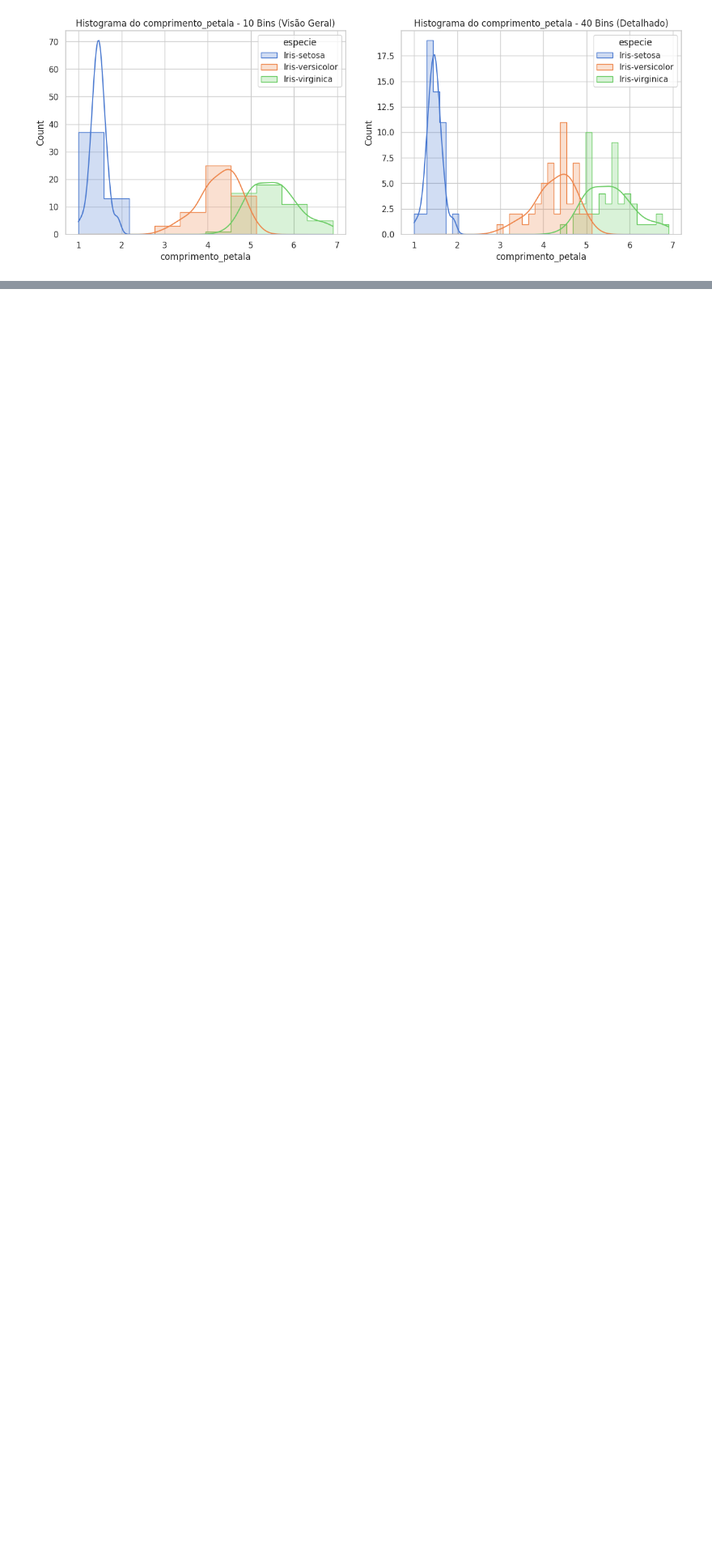
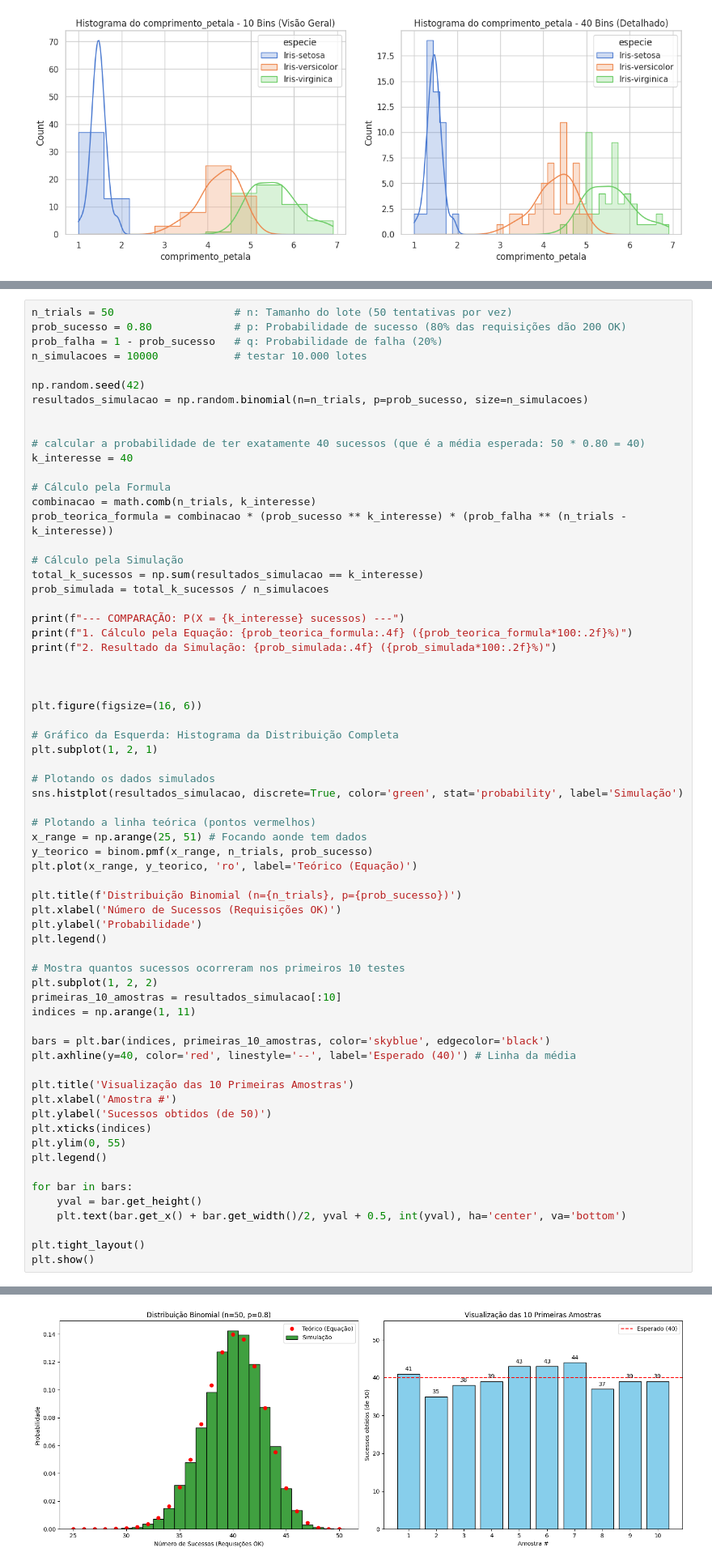
Before and after one commit to lima-12/estatistica-llm, a Jupyter notebook: estatistisca_llm.ipynb, the cells around one changed output, grey strips where cells are left out. Shown at 81% size. Cells and saved outputs as stored; diff of their text form; blank space fills up the shorter version.

```diff
--- a/estatistisca_llm.ipynb
+++ b/estatistisca_llm.ipynb
@@ -66,0 +178,67 @@ Com 40 Bins (Detalhamento): Para um dataset pequeno de apenas 150 amostras, o us
+# %%
+n_trials = 50                   # n: Tamanho do lote (50 tentativas por vez)
+prob_sucesso = 0.80             # p: Probabilidade de sucesso (80% das requisições dão 200 OK)
+prob_falha = 1 - prob_sucesso   # q: Probabilidade de falha (20%)
+n_simulacoes = 10000            # testar 10.000 lotes
+
+np.random.seed(42)
+resultados_simulacao = np.random.binomial(n=n_trials, p=prob_sucesso, size=n_simulacoes)
+
+
+# calcular a probabilidade de ter exatamente 40 sucessos (que é a média esperada: 50 * 0.80 = 40)
+k_interesse = 40
+
+# Cálculo pela Formula
+combinacao = math.comb(n_trials, k_interesse)
+prob_teorica_formula = combinacao * (prob_sucesso ** k_interesse) * (prob_falha ** (n_trials - k_interesse))
+
+# Cálculo pela Simulação
+total_k_sucessos = np.sum(resultados_simulacao == k_interesse)
+prob_simulada = total_k_sucessos / n_simulacoes
+
+print(f"--- COMPARAÇÃO: P(X = {k_interesse} sucessos) ---")
+print(f"1. Cálculo pela Equação: {prob_teorica_formula:.4f} ({prob_teorica_formula*100:.2f}%)")
+print(f"2. Resultado da Simulação: {prob_simulada:.4f} ({prob_simulada*100:.2f}%)")
+
+
+
+plt.figure(figsize=(16, 6))
+
+# Gráfico da Esquerda: Histograma da Distribuição Completa
+plt.subplot(1, 2, 1)
+
+# Plotando os dados simulados
+sns.histplot(resultados_simulacao, discrete=True, color='green', stat='probability', label='Simulação')
+
+# Plotando a linha teórica (pontos vermelhos)
+x_range = np.arange(25, 51) # Focando aonde tem dados
+y_teorico = binom.pmf(x_range, n_trials, prob_sucesso)
+plt.plot(x_range, y_teorico, 'ro', label='Teórico (Equação)')
+
+plt.title(f'Distribuição Binomial (n={n_trials}, p={prob_sucesso})')
+plt.xlabel('Número de Sucessos (Requisições OK)')
+plt.ylabel('Probabilidade')
+plt.legend()
+
+# Mostra quantos sucessos ocorreram nos primeiros 10 testes
+plt.subplot(1, 2, 2)
+primeiras_10_amostras = resultados_simulacao[:10]
+indices = np.arange(1, 11)
+
+bars = plt.bar(indices, primeiras_10_amostras, color='skyblue', edgecolor='black')
+plt.axhline(y=40, color='red', linestyle='--', label='Esperado (40)') # Linha da média
+
+plt.title('Visualização das 10 Primeiras Amostras')
+plt.xlabel('Amostra #')
+plt.ylabel('Sucessos obtidos (de 50)')
+plt.xticks(indices)
+plt.ylim(0, 55)
+plt.legend()
+
+for bar in bars:
+    yval = bar.get_height()
+    plt.text(bar.get_x() + bar.get_width()/2, yval + 0.5, int(yval), ha='center', va='bottom')
+
+plt.tight_layout()
+plt.show()
+# %% [output]
@@ -66,0 +248 @@ Com 40 Bins (Detalhamento): Para um dataset pequeno de apenas 150 amostras, o us
+[figure, added]
```
Also changed, not shown: parts of 11 cells of this notebook.
